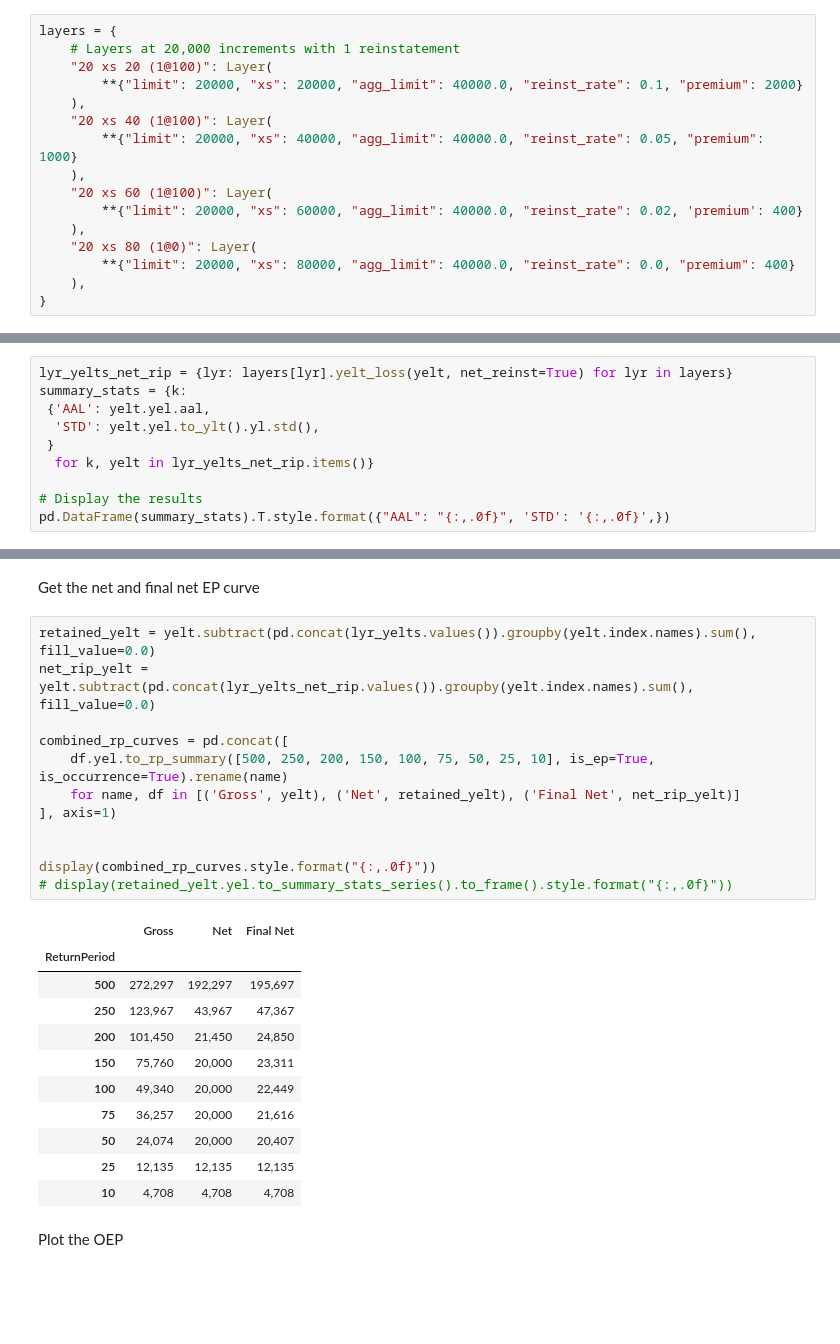
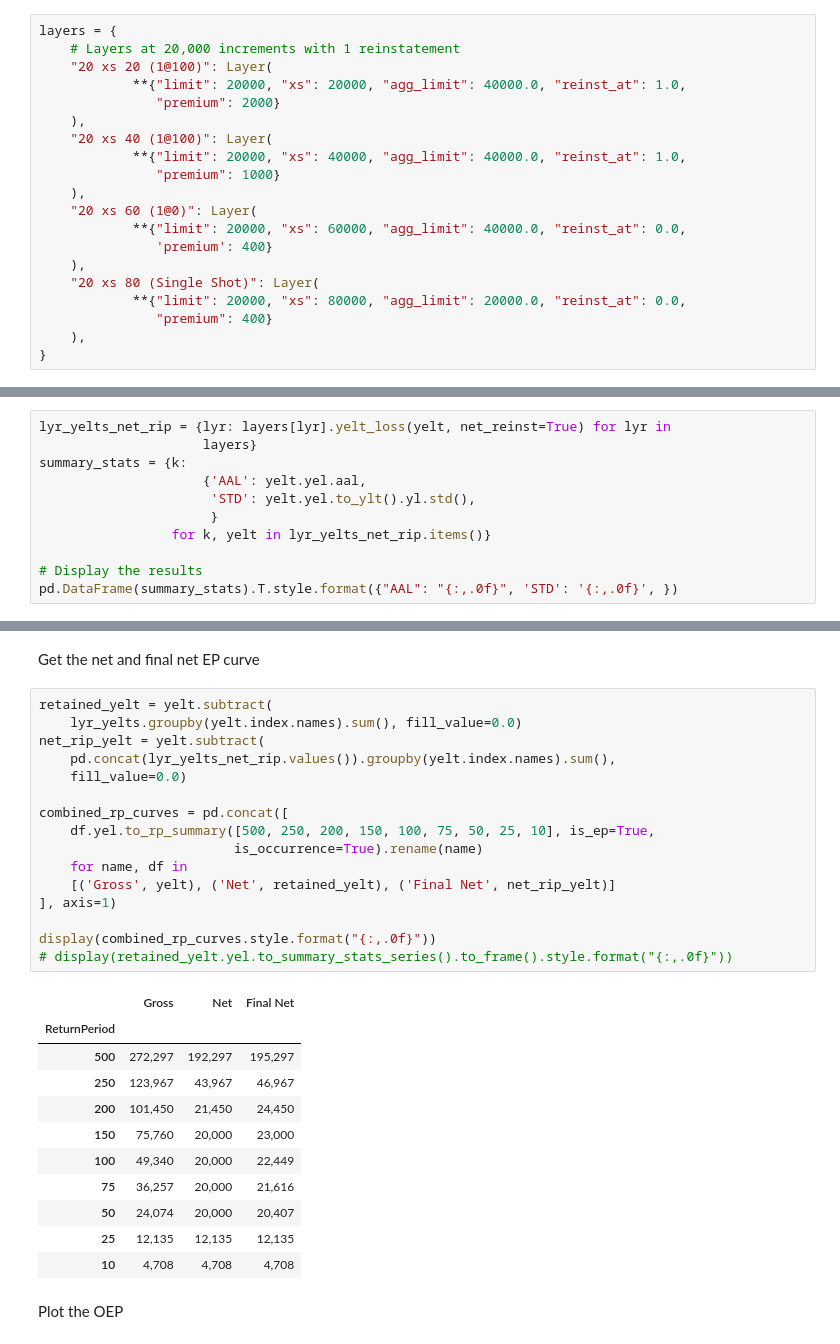
Before and after one commit to iwbailey/pandas-ylt, a Jupyter notebook: yelt_examples_layer_losses.ipynb, the cells around one changed output, grey strips where cells are left out. Cells and saved outputs as stored; diff of their text form; blank space fills up the shorter version.

```diff
--- a/yelt_examples_layer_losses.ipynb
+++ b/yelt_examples_layer_losses.ipynb
@@ -38,16 +39,20 @@ display(yelt.yel.to_summary_stats_series().to_frame().style.format("{:,.0f}"))
 layers = {
     # Layers at 20,000 increments with 1 reinstatement
     "20 xs 20 (1@100)": Layer(
-        **{"limit": 20000, "xs": 20000, "agg_limit": 40000.0, "reinst_rate": 0.1, "premium": 2000}
+            **{"limit": 20000, "xs": 20000, "agg_limit": 40000.0, "reinst_at": 1.0,
+               "premium": 2000}
     ),
     "20 xs 40 (1@100)": Layer(
-        **{"limit": 20000, "xs": 40000, "agg_limit": 40000.0, "reinst_rate": 0.05, "premium": 1000}
+            **{"limit": 20000, "xs": 40000, "agg_limit": 40000.0, "reinst_at": 1.0,
+               "premium": 1000}
     ),
-    "20 xs 60 (1@100)": Layer(
-        **{"limit": 20000, "xs": 60000, "agg_limit": 40000.0, "reinst_rate": 0.02, 'premium': 400}
+    "20 xs 60 (1@0)": Layer(
+            **{"limit": 20000, "xs": 60000, "agg_limit": 40000.0, "reinst_at": 0.0,
+               'premium': 400}
     ),
-    "20 xs 80 (1@0)": Layer(
-        **{"limit": 20000, "xs": 80000, "agg_limit": 40000.0, "reinst_rate": 0.0, "premium": 400}
+    "20 xs 80 (Single Shot)": Layer(
+            **{"limit": 20000, "xs": 80000, "agg_limit": 20000.0, "reinst_at": 0.0,
+               "premium": 400}
     ),
 }
 # %% [markdown]
@@ -84,15 +120,16 @@ pd.DataFrame(summary_stats).T.style.format({"AAL": "{:,.0f}", 'STD': '{:,.0f}',
 # %% [markdown]
 Calculate the YLTs net of reinstatement costs. The AAL to the layer is reduced because reinst premiums offset the loss.
 # %%
-lyr_yelts_net_rip = {lyr: layers[lyr].yelt_loss(yelt, net_reinst=True) for lyr in layers}
+lyr_yelts_net_rip = {lyr: layers[lyr].yelt_loss(yelt, net_reinst=True) for lyr in
+                     layers}
 summary_stats = {k:
- {'AAL': yelt.yel.aal,
-  'STD': yelt.yel.to_ylt().yl.std(),
- }
-  for k, yelt in lyr_yelts_net_rip.items()}
+                     {'AAL': yelt.yel.aal,
+                      'STD': yelt.yel.to_ylt().yl.std(),
+                      }
+                 for k, yelt in lyr_yelts_net_rip.items()}
 
 # Display the results
-pd.DataFrame(summary_stats).T.style.format({"AAL": "{:,.0f}", 'STD': '{:,.0f}',})
+pd.DataFrame(summary_stats).T.style.format({"AAL": "{:,.0f}", 'STD': '{:,.0f}', })
 # %% [output]
 |  | AAL | STD |
 | 20 xs 20 (1@100) | 303 | 2,198 |
@@ -102,24 +139,28 @@ pd.DataFrame(summary_stats).T.style.format({"AAL": "{:,.0f}", 'STD': '{:,.0f}',}
 # %% [markdown]
 Get the net and final net EP curve
 # %%
-retained_yelt = yelt.subtract(pd.concat(lyr_yelts.values()).groupby(yelt.index.names).sum(), fill_value=0.0)
-net_rip_yelt = yelt.subtract(pd.concat(lyr_yelts_net_rip.values()).groupby(yelt.index.names).sum(), fill_value=0.0)
+retained_yelt = yelt.subtract(
+    lyr_yelts.groupby(yelt.index.names).sum(), fill_value=0.0)
+net_rip_yelt = yelt.subtract(
+    pd.concat(lyr_yelts_net_rip.values()).groupby(yelt.index.names).sum(),
+    fill_value=0.0)
 
 combined_rp_curves = pd.concat([
-    df.yel.to_rp_summary([500, 250, 200, 150, 100, 75, 50, 25, 10], is_ep=True, is_occurrence=True).rename(name)
-    for name, df in [('Gross', yelt), ('Net', retained_yelt), ('Final Net', net_rip_yelt)]
+    df.yel.to_rp_summary([500, 250, 200, 150, 100, 75, 50, 25, 10], is_ep=True,
+                         is_occurrence=True).rename(name)
+    for name, df in
+    [('Gross', yelt), ('Net', retained_yelt), ('Final Net', net_rip_yelt)]
 ], axis=1)
-
 
 display(combined_rp_curves.style.format("{:,.0f}"))
 # display(retained_yelt.yel.to_summary_stats_series().to_frame().style.format("{:,.0f}"))
 # %% [output]
 |  | Gross | Net | Final Net |
 | ReturnPeriod |  |  |  |
-| 500 | 272,297 | 192,297 | 195,697 |
-| 250 | 123,967 | 43,967 | 47,367 |
-| 200 | 101,450 | 21,450 | 24,850 |
-| 150 | 75,760 | 20,000 | 23,311 |
+| 500 | 272,297 | 192,297 | 195,297 |
+| 250 | 123,967 | 43,967 | 46,967 |
+| 200 | 101,450 | 21,450 | 24,450 |
+| 150 | 75,760 | 20,000 | 23,000 |
 | 100 | 49,340 | 20,000 | 22,449 |
 | 75 | 36,257 | 20,000 | 21,616 |
 | 50 | 24,074 | 20,000 | 20,407 |
```
Also changed, not shown: parts of 8 cells of this notebook.
